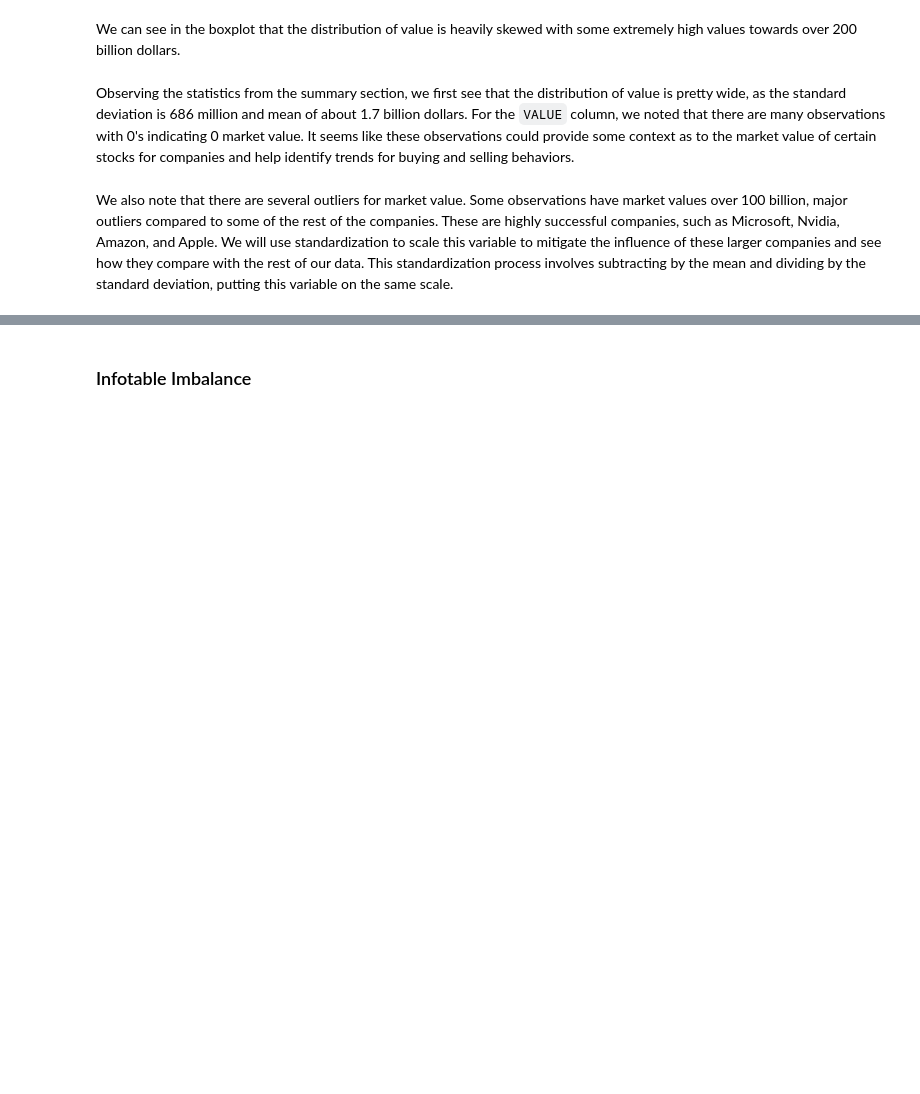
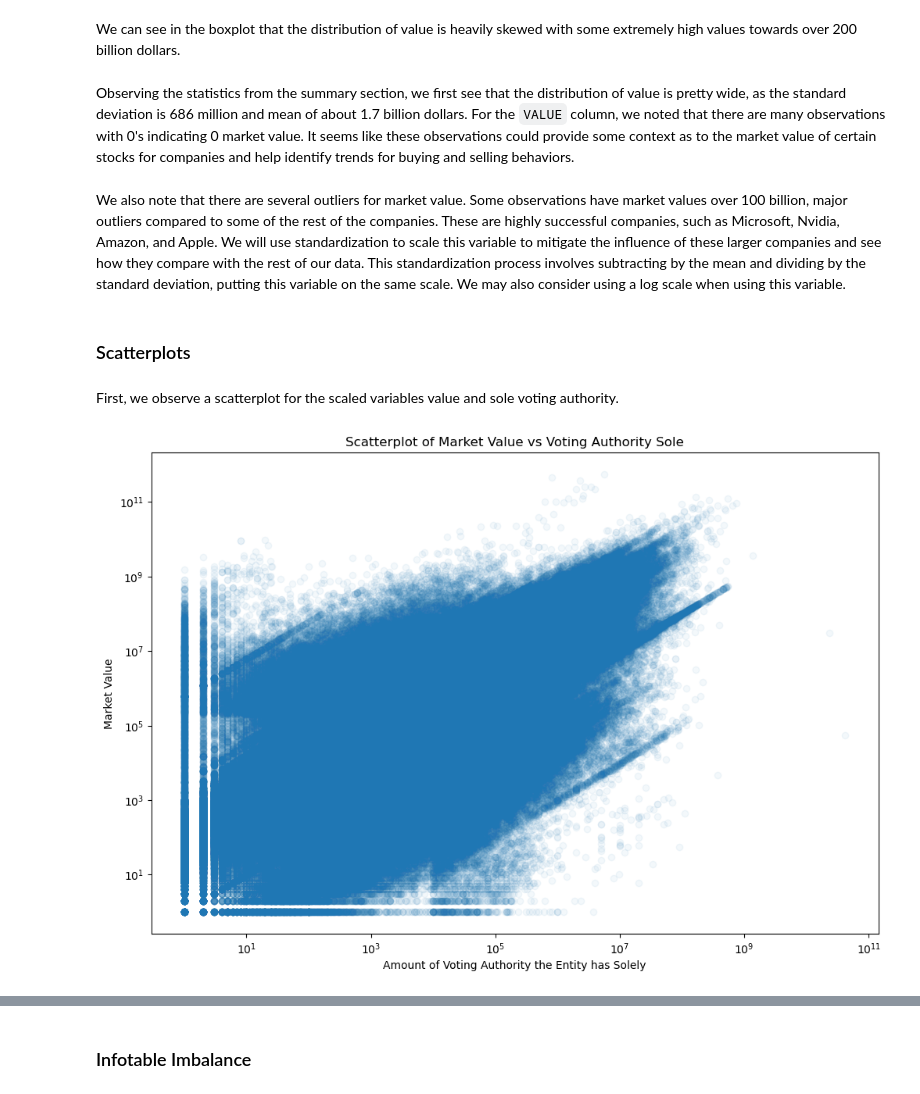
Before and after one commit to NathanDennis1/Modeling-Financial-Portfolios, a Jupyter notebook: milestone3/EDA.ipynb, the cells around one changed output, grey strips where cells are left out. Cells and saved outputs as stored; diff of their text form; code cells hidden in the pictures; blank space fills up the shorter version.

```diff
--- a/milestone3/EDA.ipynb
+++ b/milestone3/EDA.ipynb
@@ -270,4 +306,20 @@ We can see in the boxplot that the distribution of value is heavily skewed with
 # %% [markdown]
 Observing the statistics from the summary section, we first see that the distribution of value is pretty wide, as the standard deviation is 686 million and mean of about 1.7 billion dollars. For the `VALUE` column, we noted that there are many observations with 0's indicating 0 market value. It seems like these observations could provide some context as to the market value of certain stocks for companies and help identify trends for buying and selling behaviors.
 # %% [markdown]
-We also note that there are several outliers for market value. Some observations have market values over 100 billion, major outliers compared to some of the rest of the companies. These are highly successful companies, such as Microsoft, Nvidia, Amazon, and Apple. We will use standardization to scale this variable to mitigate the influence of these larger companies and see how they compare with the rest of our data. This standardization process involves subtracting by the mean and dividing by the standard deviation, putting this variable on the same scale.
+We also note that there are several outliers for market value. Some observations have market values over 100 billion, major outliers compared to some of the rest of the companies. These are highly successful companies, such as Microsoft, Nvidia, Amazon, and Apple. We will use standardization to scale this variable to mitigate the influence of these larger companies and see how they compare with the rest of our data. This standardization process involves subtracting by the mean and dividing by the standard deviation, putting this variable on the same scale. We may also consider using a log scale when using this variable.
+# %% [markdown]
+### Scatterplots
+# %% [markdown]
+First, we observe a scatterplot for the scaled variables value and sole voting authority.
+# %%
+fig, ax = plt.subplots(figsize=(12, 8))
+
+ax.scatter(infotable_dataset['VOTING_AUTH_SOLE'], infotable_dataset['VALUE'], alpha = 0.05)
+ax.set_title("Scatterplot of Market Value vs Voting Authority Sole")
+ax.set_xlabel("Amount of Voting Authority the Entity has Solely")
+ax.set_ylabel("Market Value")
+ax.set_yscale('log')
+ax.set_xscale('log')
+plt.show()
+# %% [output]
+[figure, added]
```
Also changed, not shown: parts of 53 cells of this notebook.
